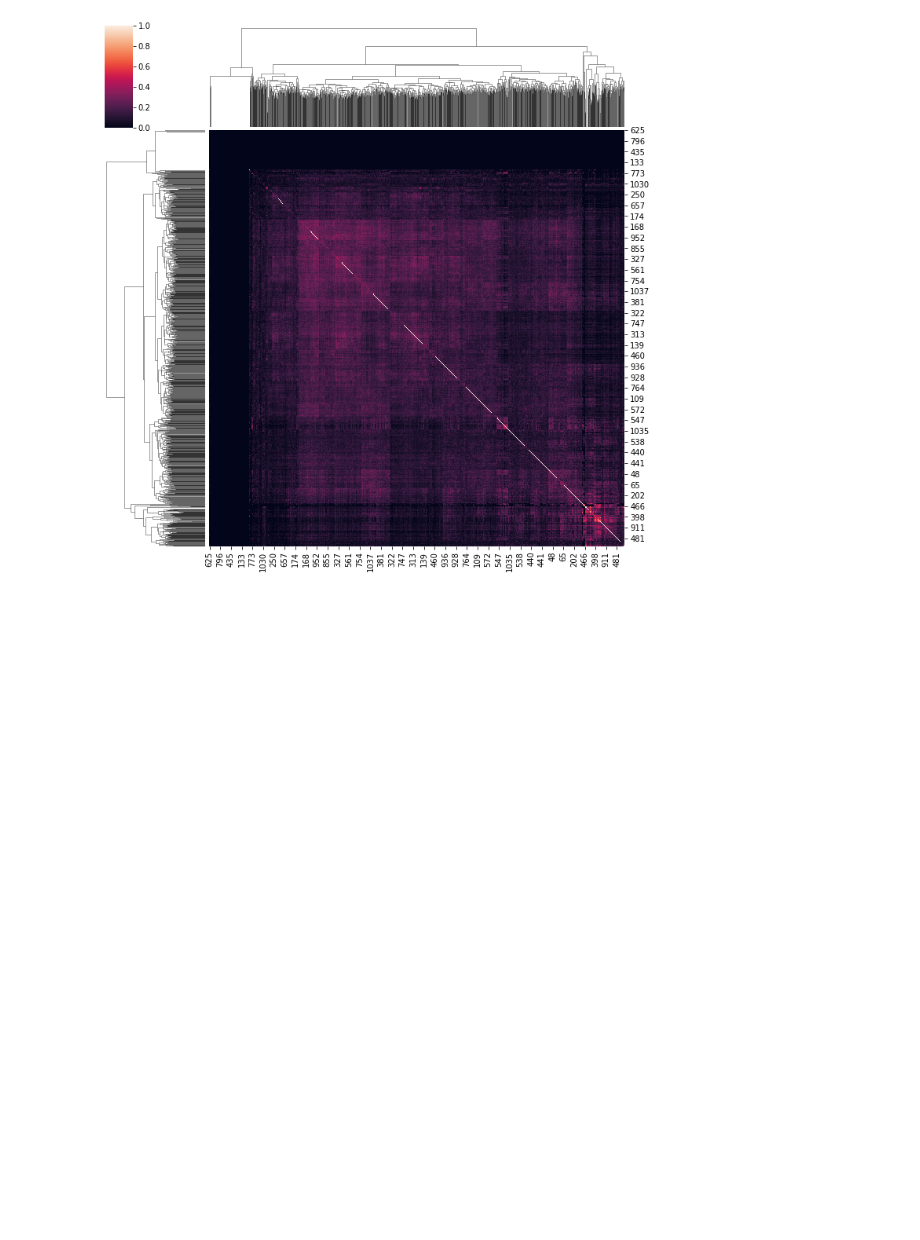
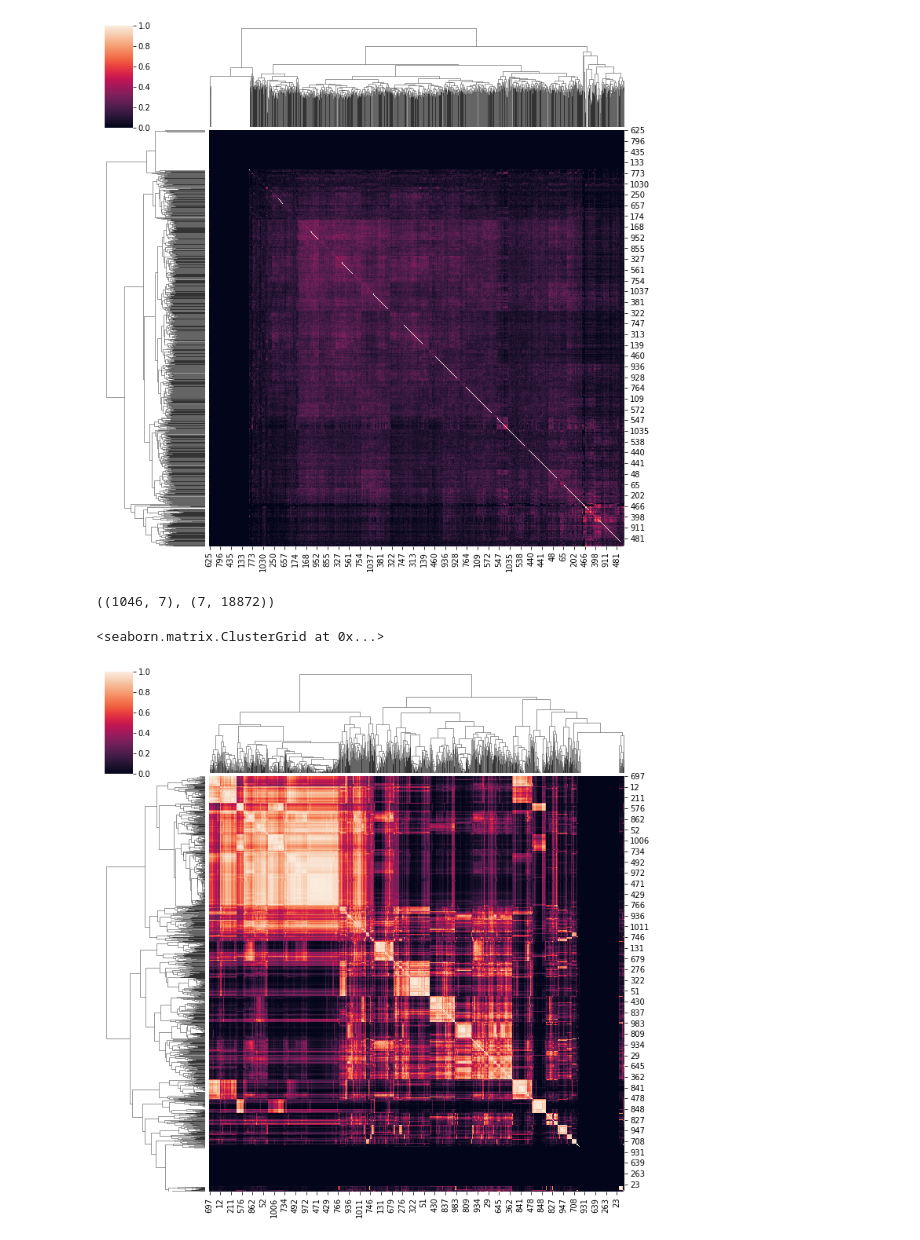
Before and after one commit to tanay-gangey/Full-Steam-Ahead, a Jupyter notebook: notebook/User Clustering Playtime.ipynb, the cells around one changed output. Saved outputs shown, nothing was run; the diff lists cells and outputs as text; code cells hidden in the pictures; blank space fills up the shorter version.

```diff
--- a/notebook/User Clustering Playtime.ipynb
+++ b/notebook/User Clustering Playtime.ipynb
@@ -151,3 +147,23 @@ sns.clustermap(pairwise_metrics)
 # Here, we have essentially a recommender system problem. Huh. ( We'll need to do something here, but for)
 from sklearn.decomposition import NMF
 model = NMF(n_components=20)
+# %%
+W.shape, H.shape
+# %% [output]
+((1046, 7), (7, 18872))
+# %%
+# Parametrize
+def run_lr_approx(num_components):
+        model = NMF(n_components=num_components)
+        W = model.fit_transform(user_recs_info)
+        H = model.components_
+        lower_rank_mat = W @ H
+        pairwise_metrics = cosine_similarity(lower_rank_mat)
+        np.savetxt(str(num_components)+"ranksimilarity.txt",pairwise_metrics,)
+        return pairwise_metrics
+import seaborn as sns
+pairwise_metrics = run_lr_approx(16)
+sns.clustermap(pairwise_metrics)
+# %% [output]
+<seaborn.matrix.ClusterGrid at 0x...>
+[figure, added]
```
Also changed, not shown: parts of 8 cells of this notebook, 2 other files.
